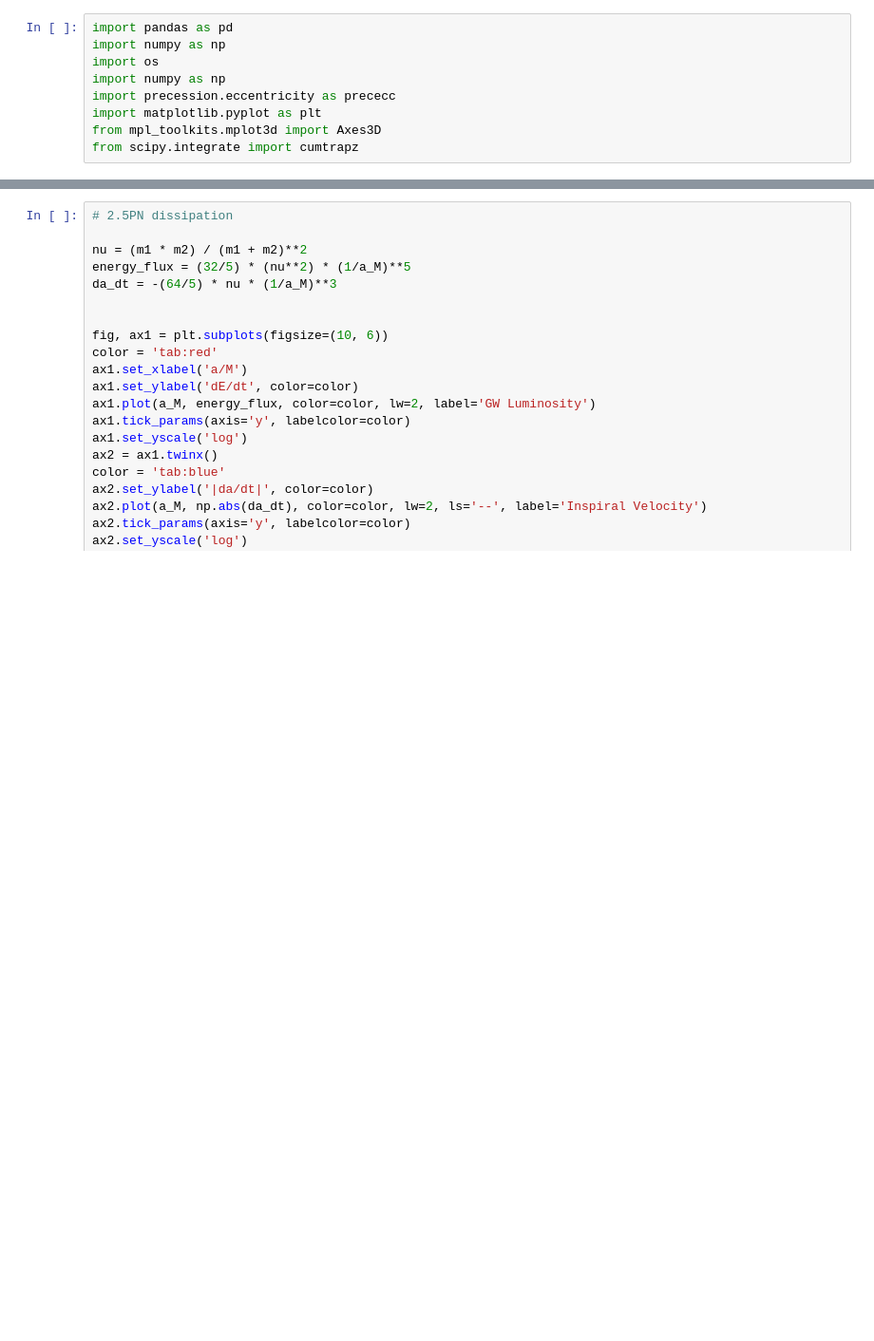
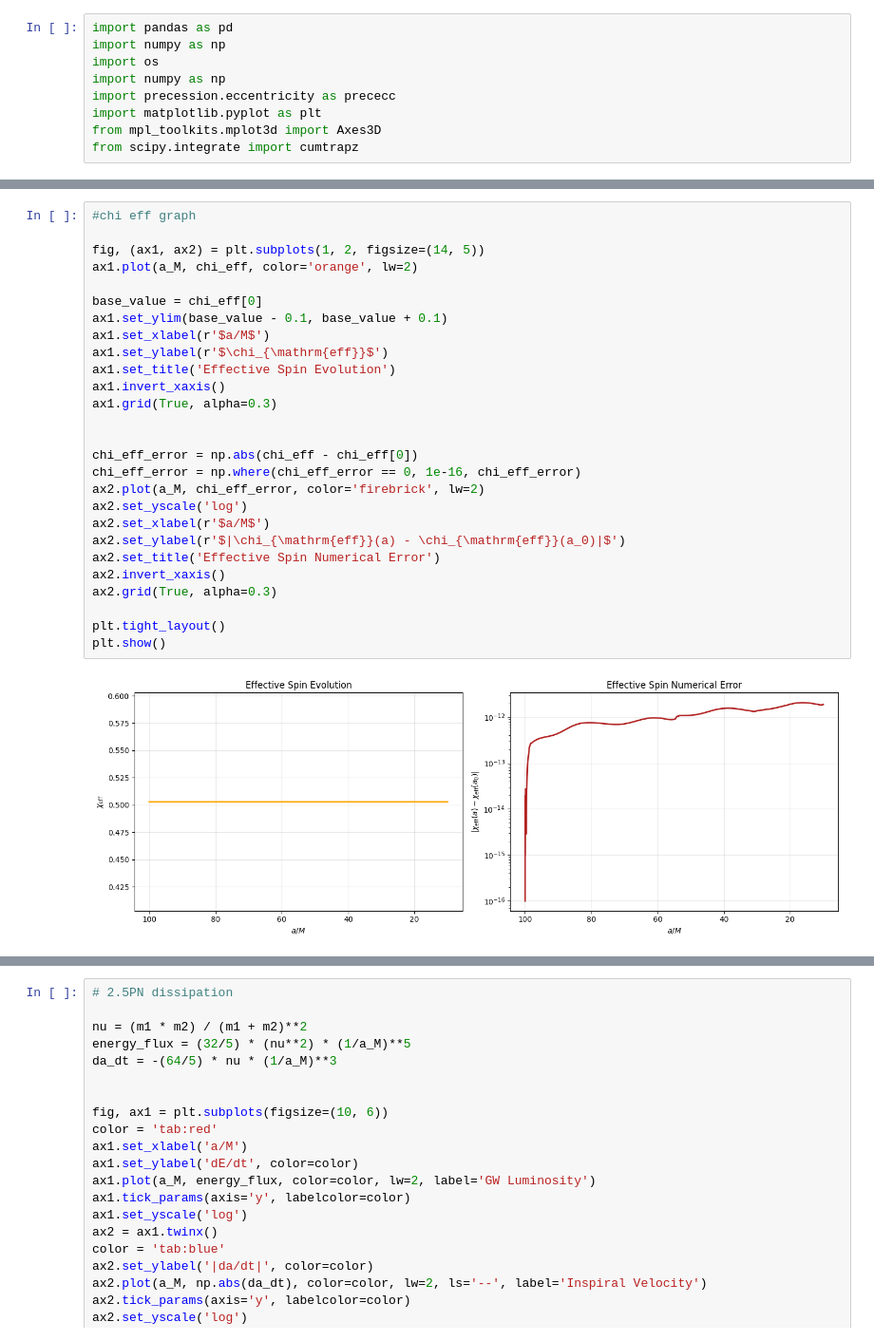
Before and after one commit to giacomobrugali/Entropy-conjecture, a Jupyter notebook: Entropy-conjecture/Precession_Analysis/precession_evolution.ipynb, the cells around one changed output, grey strips where cells are left out. Shown at 95% size. Drawn from its saved outputs; the diff is of its cells as text; blank space fills up the shorter version.

```diff
--- a/Entropy-conjecture/Precession_Analysis/precession_evolution.ipynb
+++ b/Entropy-conjecture/Precession_Analysis/precession_evolution.ipynb
@@ -138,3 +123,32 @@ plt.show()
+# %%
+#chi eff graph
+
+fig, (ax1, ax2) = plt.subplots(1, 2, figsize=(14, 5))
+ax1.plot(a_M, chi_eff, color='orange', lw=2)
+
+base_value = chi_eff[0]
+ax1.set_ylim(base_value - 0.1, base_value + 0.1)
+ax1.set_xlabel(r'$a/M$')
+ax1.set_ylabel(r'$\chi_{\mathrm{eff}}$')
+ax1.set_title('Effective Spin Evolution')
+ax1.invert_xaxis()
+ax1.grid(True, alpha=0.3)
+
+
+chi_eff_error = np.abs(chi_eff - chi_eff[0])
+chi_eff_error = np.where(chi_eff_error == 0, 1e-16, chi_eff_error)
+ax2.plot(a_M, chi_eff_error, color='firebrick', lw=2)
+ax2.set_yscale('log')
+ax2.set_xlabel(r'$a/M$')
+ax2.set_ylabel(r'$|\chi_{\mathrm{eff}}(a) - \chi_{\mathrm{eff}}(a_0)|$')
+ax2.set_title('Effective Spin Numerical Error')
+ax2.invert_xaxis()
+ax2.grid(True, alpha=0.3)
+
+plt.tight_layout()
+plt.show()
+# %% [output]
+[figure, added]
 # %%
 # spin-orbit correction (1.5 PN)
 
```
Also changed, not shown: parts of 7 cells of this notebook, 22 other files.
